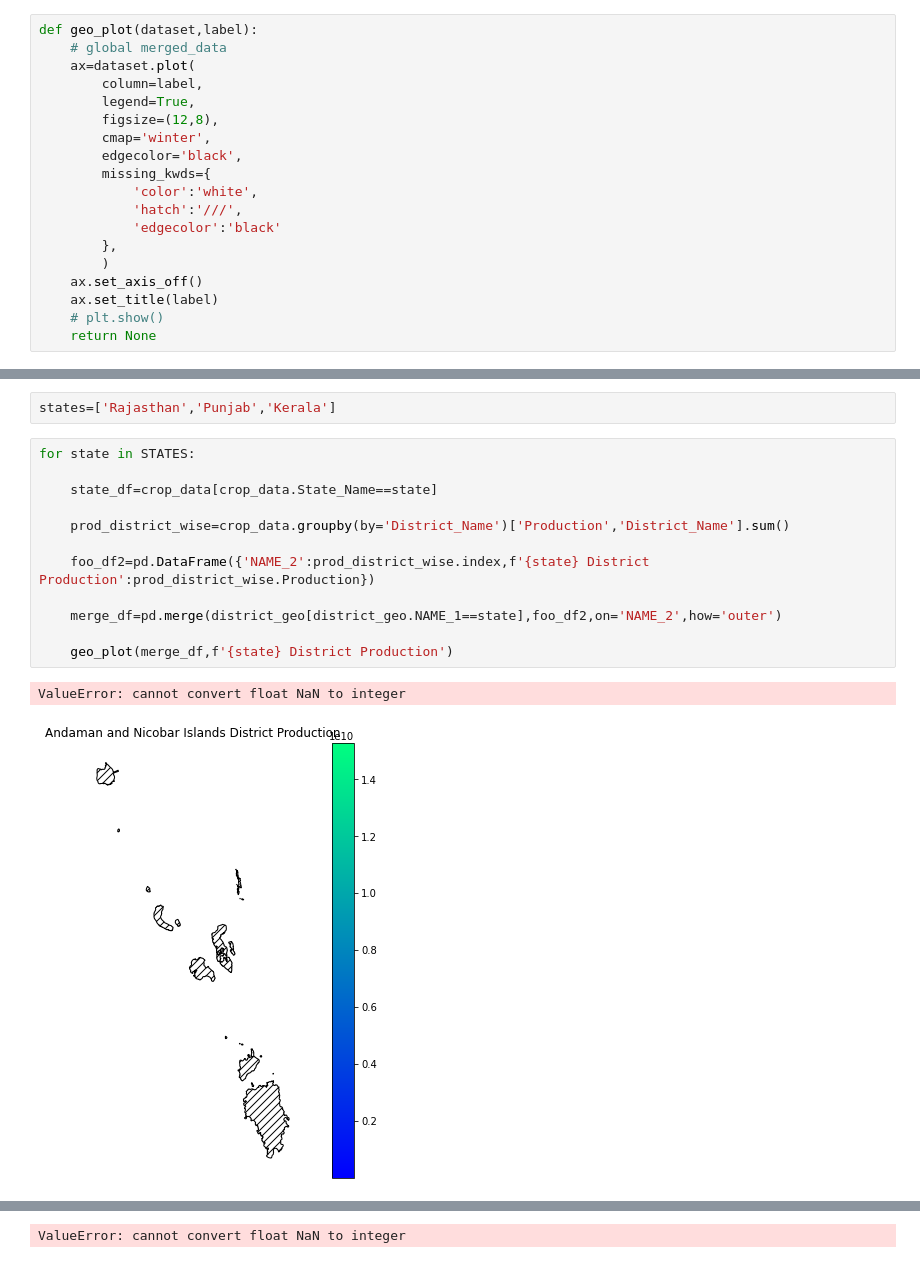
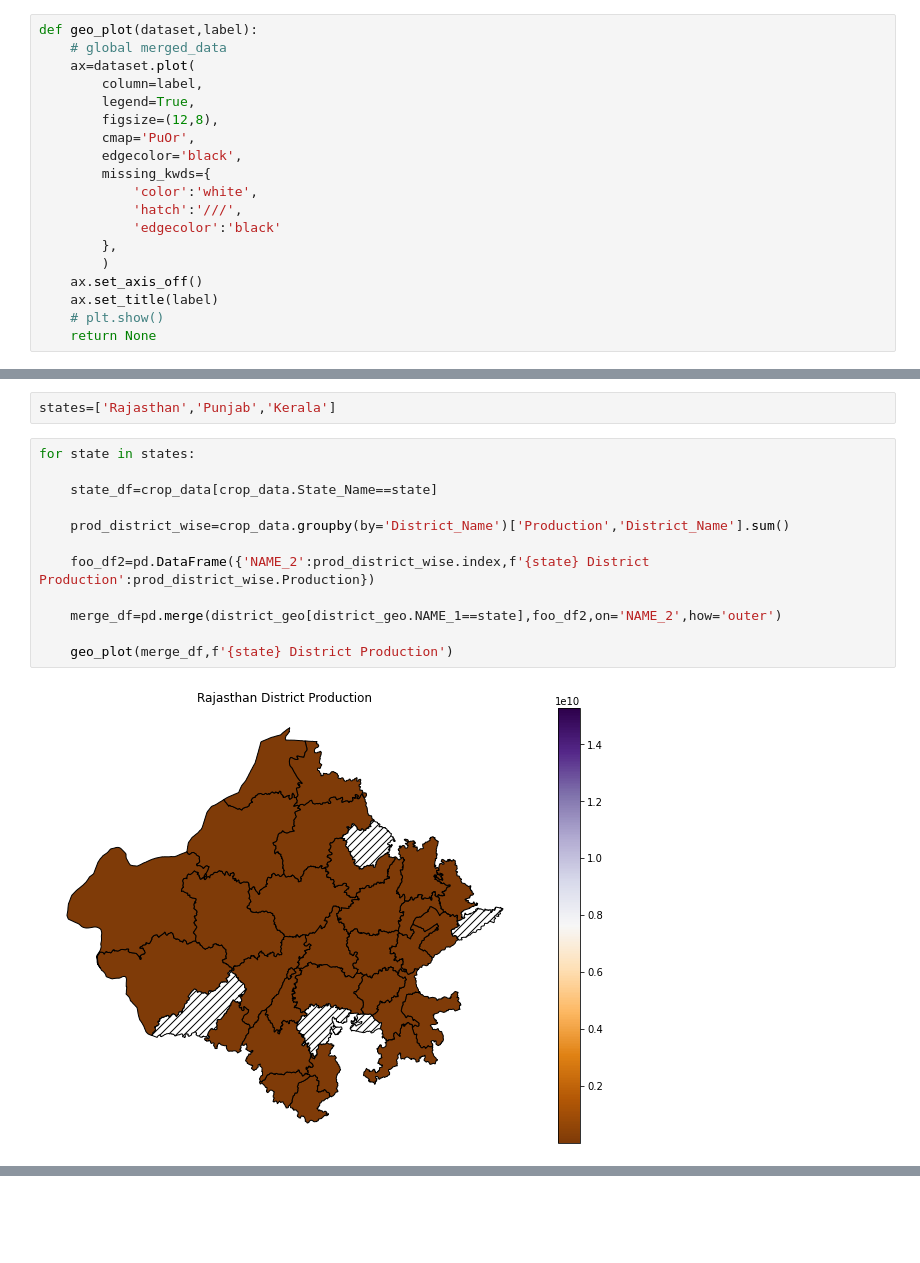
Before and after one commit to sunil-dhaka/Agriculture-Analysis-on-Indian-States, a Jupyter notebook: district-geo-analysis.ipynb, the cells around one changed output, grey strips where cells are left out. Drawn from its saved outputs; the diff is of its cells as text; blank space fills up the shorter version.

```diff
--- a/district-geo-analysis.ipynb
+++ b/district-geo-analysis.ipynb
@@ -37,7 +37,7 @@ def geo_plot(dataset,label):
         column=label,
         legend=True,
         figsize=(12,8),
-        cmap='winter',
+        cmap='PuOr',
         edgecolor='black',
         missing_kwds={
             'color':'white',
@@ -85,17 +85,16 @@ STATES=list(crop_data.State_Name.unique())
 # %%
 states=['Rajasthan','Punjab','Kerala']
 # %%
-for state in STATES:
+for state in states:
 
     state_df=crop_data[crop_data.State_Name==state]
 
     prod_district_wise=crop_data.groupby(by='District_Name')['Production','District_Name'].sum()
 
     foo_df2=pd.DataFrame({'NAME_2':prod_district_wise.index,f'{state} District Production':prod_district_wise.Production})
 
     merge_df=pd.merge(district_geo[district_geo.NAME_1==state],foo_df2,on='NAME_2',how='outer')
 
     geo_plot(merge_df,f'{state} District Production')
 # %% [output]
-ValueError: cannot convert float NaN to integer
-[figure, old version]
+[figure, new version]
@@ -113 +102,0 @@ ValueError: cannot convert float NaN to integer
-ValueError: cannot convert float NaN to integer
```
Also changed, not shown: parts of 9 cells of this notebook.
